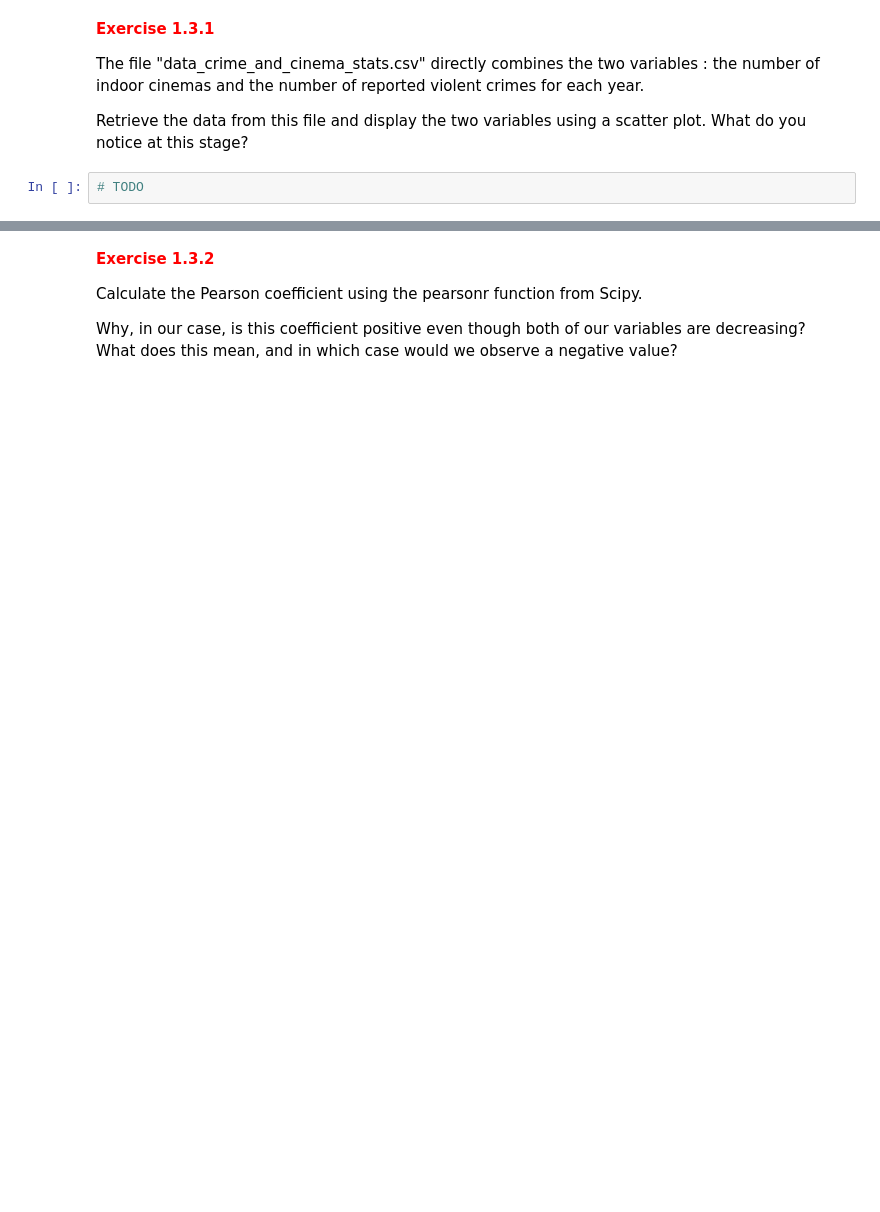
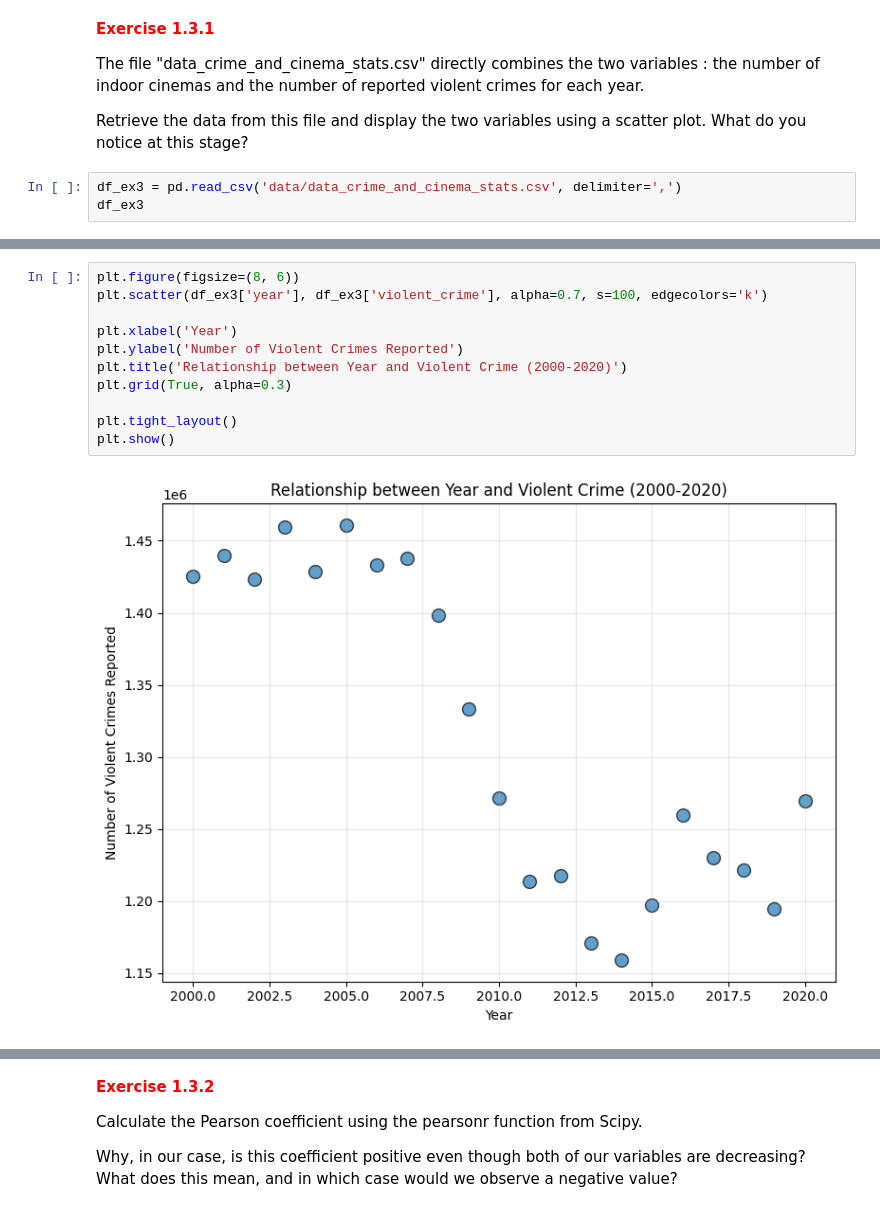
Before and after one commit to evarayHEIG/DataMgmtLab5, a Jupyter notebook: 1_Labo5_DataIntegration_Ray_Stefani.ipynb, the cells around one changed output, grey strips where cells are left out. Cells and saved outputs as stored; diff of their text form; blank space fills up the shorter version.

```diff
--- a/1_Labo5_DataIntegration_Ray_Stefani.ipynb
+++ b/1_Labo5_DataIntegration_Ray_Stefani.ipynb
@@ -129,4 +337,5 @@ The file "data_crime_and_cinema_stats.csv" directly combines the two variables :
 
 Retrieve the data from this file and display the two variables using a scatter plot. What do you notice at this stage?
 # %%
-# TODO
+df_ex3 = pd.read_csv('data/data_crime_and_cinema_stats.csv', delimiter=',')
+df_ex3
@@ -132,0 +360,13 @@ Retrieve the data from this file and display the two variables using a scatter p
+# %%
+plt.figure(figsize=(8, 6))
+plt.scatter(df_ex3['year'], df_ex3['violent_crime'], alpha=0.7, s=100, edgecolors='k')
+
+plt.xlabel('Year')
+plt.ylabel('Number of Violent Crimes Reported')
+plt.title('Relationship between Year and Violent Crime (2000-2020)')
+plt.grid(True, alpha=0.3)
+
+plt.tight_layout()
+plt.show()
+# %% [output]
+[figure, added]
```
Also changed, not shown: parts of 39 cells of this notebook.
